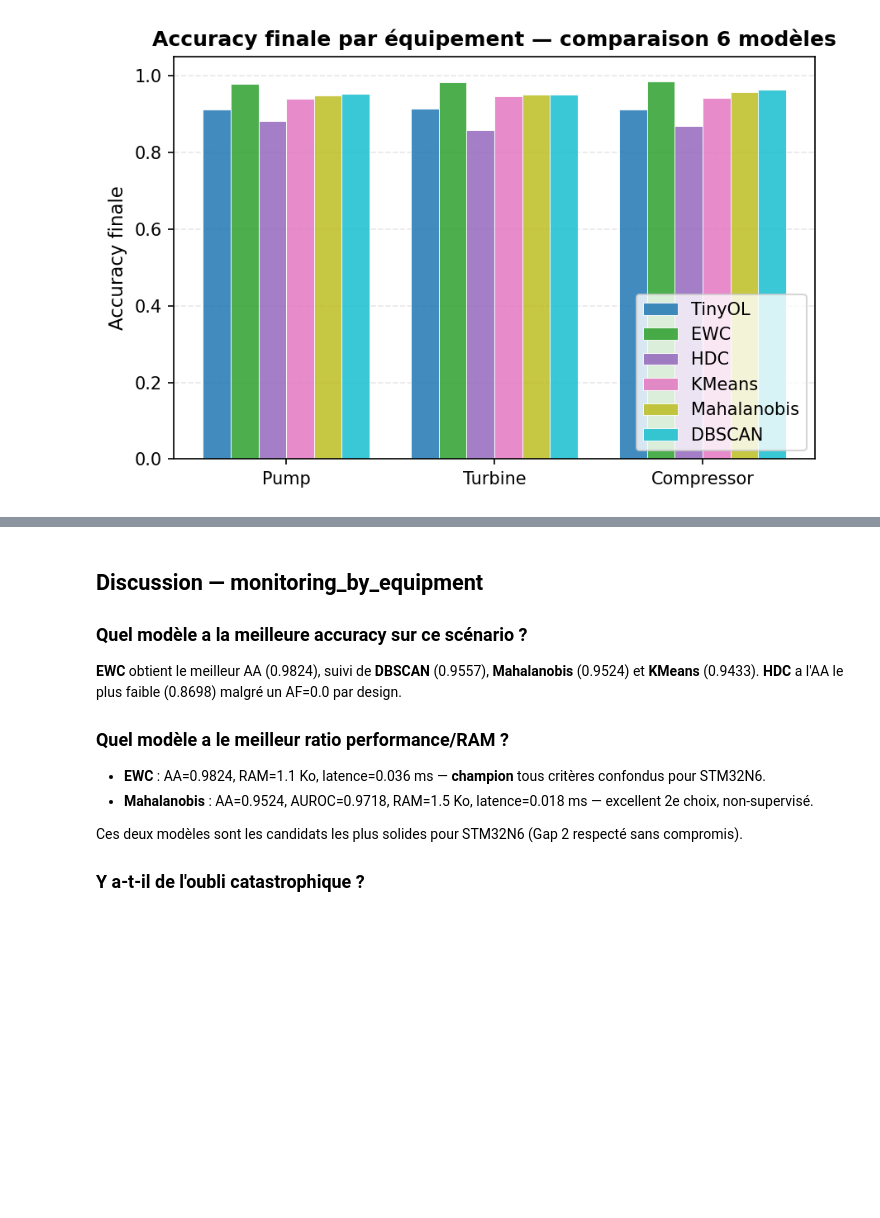
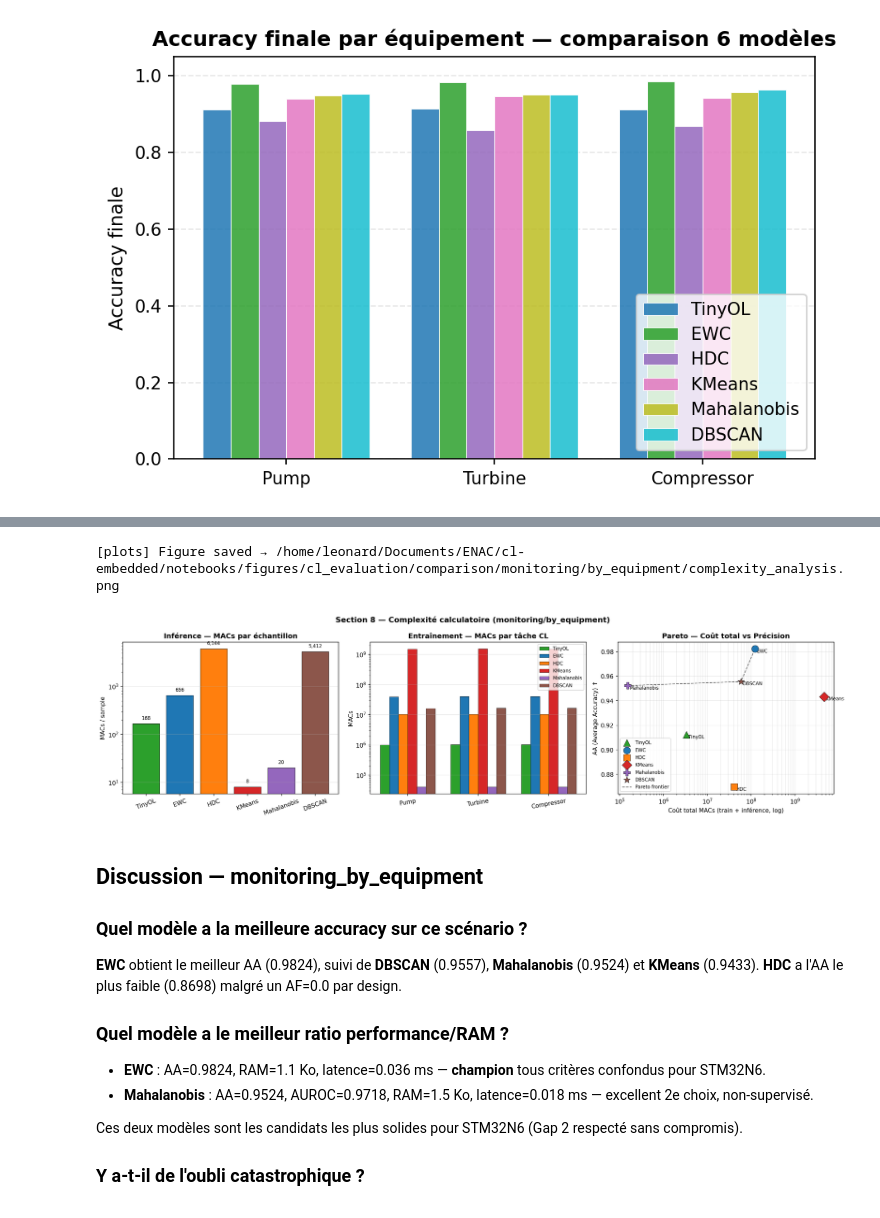
Before and after one commit to lrivals/cl-embedded, a Jupyter notebook: notebooks/cl_eval/monitoring_by_equipment/comparison.ipynb, the cells around one changed output, grey strips where cells are left out. Drawn from its saved outputs; the diff is of its cells as text; code cells hidden in the pictures; blank space fills up the shorter version.

```diff
--- a/notebooks/cl_eval/monitoring_by_equipment/comparison.ipynb
+++ b/notebooks/cl_eval/monitoring_by_equipment/comparison.ipynb
@@ -427,3 +496,72 @@ display(Image(str(FIGURES_DIR / "performance_by_equipment_bar.png")))
+# %%
+# Section 8b — Plots complexité : inférence / entraînement / Pareto
+fig, axes = plt.subplots(1, 3, figsize=(18, 5))
+
+# Plot 1 — Inférence MACs/sample (bar, log)
+ax1 = axes[0]
+vals   = [infer_macs[m] for m in MODEL_ORDER]
+colors = [SCATTER_MARKERS[m][1] for m in MODEL_ORDER]
+bars = ax1.bar(MODEL_ORDER, vals, color=colors, edgecolor="black", linewidth=0.5)
+for bar, v in zip(bars, vals):
+    ax1.text(bar.get_x() + bar.get_width() / 2, bar.get_height() * 1.15,
+             f"{v:,}", ha="center", va="bottom", fontsize=8)
+ax1.set_yscale("log")
+ax1.set_ylabel("MACs / sample")
+ax1.set_title("Inférence — MACs par échantillon", fontweight="bold")
+ax1.tick_params(axis="x", rotation=20)
+ax1.grid(axis="y", alpha=0.3)
+
+# Plot 2 — Entraînement MACs par tâche CL (grouped bar, log)
+ax2 = axes[1]
+x_pos = np.arange(len(TASK_NAMES))
+bar_w = 0.13
+for idx, m in enumerate(MODEL_ORDER):
+    offs = x_pos + (idx - 2.5) * bar_w
+    ax2.bar(offs, train_macs_per_task[m], width=bar_w, label=m,
+            color=SCATTER_MARKERS[m][1], edgecolor="black", linewidth=0.4)
+ax2.set_xticks(x_pos)
+ax2.set_xticklabels(TASK_NAMES, rotation=10)
+ax2.set_yscale("log")
+ax2.set_ylabel("MACs")
+ax2.set_title("Entraînement — MACs par tâche CL", fontweight="bold")
+ax2.legend(fontsize=8)
+ax2.grid(axis="y", alpha=0.3)
+
+# Plot 3 — Pareto : coût total vs AA
+ax3 = axes[2]
+points = [
+    (train_macs_total[m] + infer_macs[m] * N_TEST_TOTAL, results[m]["aa"], m)
+    for m in MODEL_ORDER
+]
+for cost, aa, m in points:
+    mk, col = SCATTER_MARKERS[m]
+    ax3.scatter(cost, aa, marker=mk, color=col, s=140, zorder=5,
+                edgecolor="black", linewidth=0.5, label=m)
+    ax3.annotate(m, xy=(cost, aa),
+                 xytext=(cost * 1.1, aa - 0.003), fontsize=8,
+                 arrowprops={"arrowstyle": "-", "color": "gray", "lw": 0.8})
+_sorted = sorted(points, key=lambda x: x[0])
+px, py, best = [], [], -1.0
+for cost, aa, _ in _sorted:
+    if aa >= best:
+        px.append(cost); py.append(aa); best = aa
+if len(px) > 1:
+    ax3.plot(px, py, "k--", lw=1.2, alpha=0.6, label="Pareto frontier")
+ax3.set_xscale("log")
+ax3.set_xlabel("Coût total MACs (train + inférence, log)")
+ax3.set_ylabel("AA (Average Accuracy) ↑")
+ax3.set_title("Pareto — Coût total vs Précision", fontweight="bold")
+ax3.legend(fontsize=8)
+ax3.grid(True, alpha=0.3, which="both")
+
+fig.suptitle("Section 8 — Complexité calculatoire (monitoring/by_equipment)", fontsize=13, fontweight="bold")
+fig.tight_layout()
+save_figure(fig, FIGURES_DIR / "complexity_analysis.png")
+plt.close(fig)
+display(Image(str(FIGURES_DIR / "complexity_analysis.png")))
+# %% [output]
+[plots] Figure saved → /home/leonard/Documents/ENAC/cl-embedded/notebooks/figures/cl_evaluation/comparison/monitoring/by_equipment/complexity_analysis.png
+[figure, added]
 # %% [markdown]
 ## Discussion — monitoring_by_equipment
 
```
Also changed, not shown: parts of 3 cells of this notebook, 8 other files.
